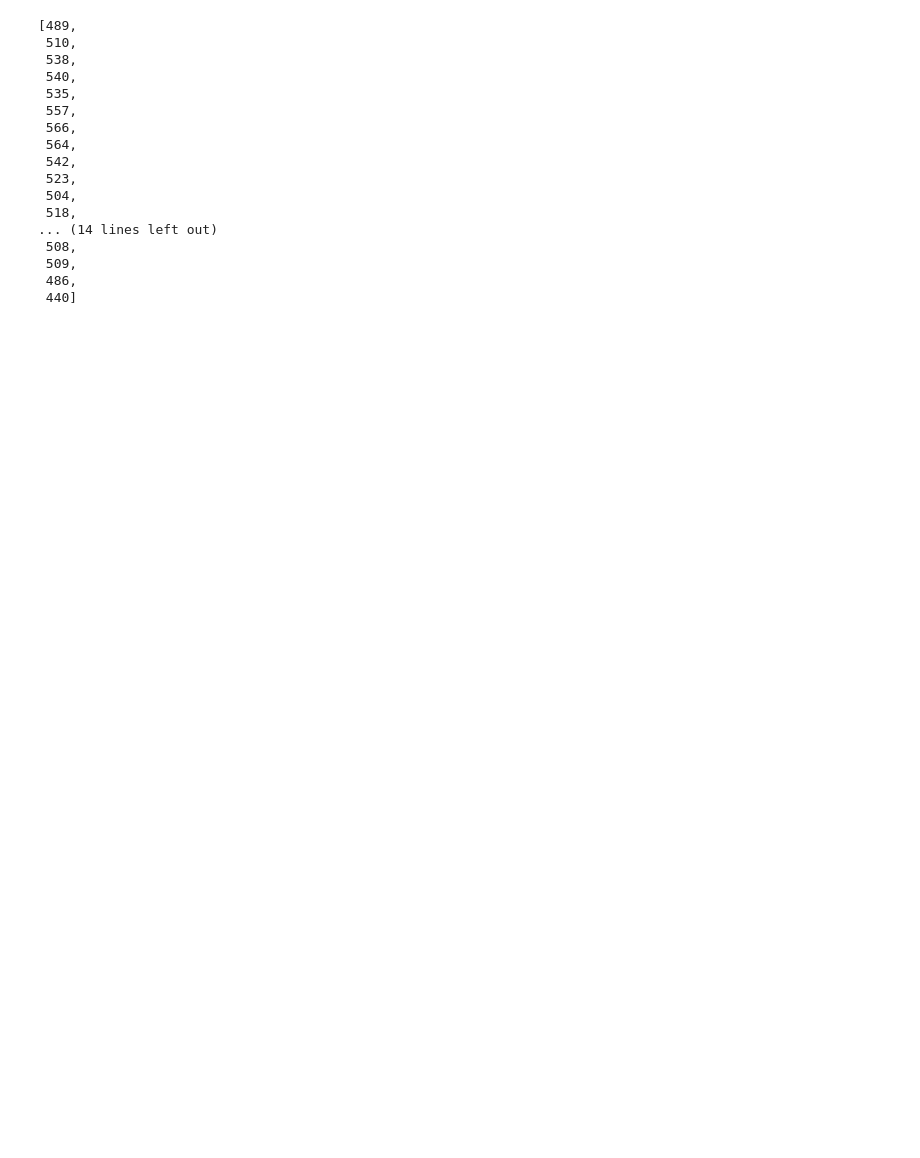
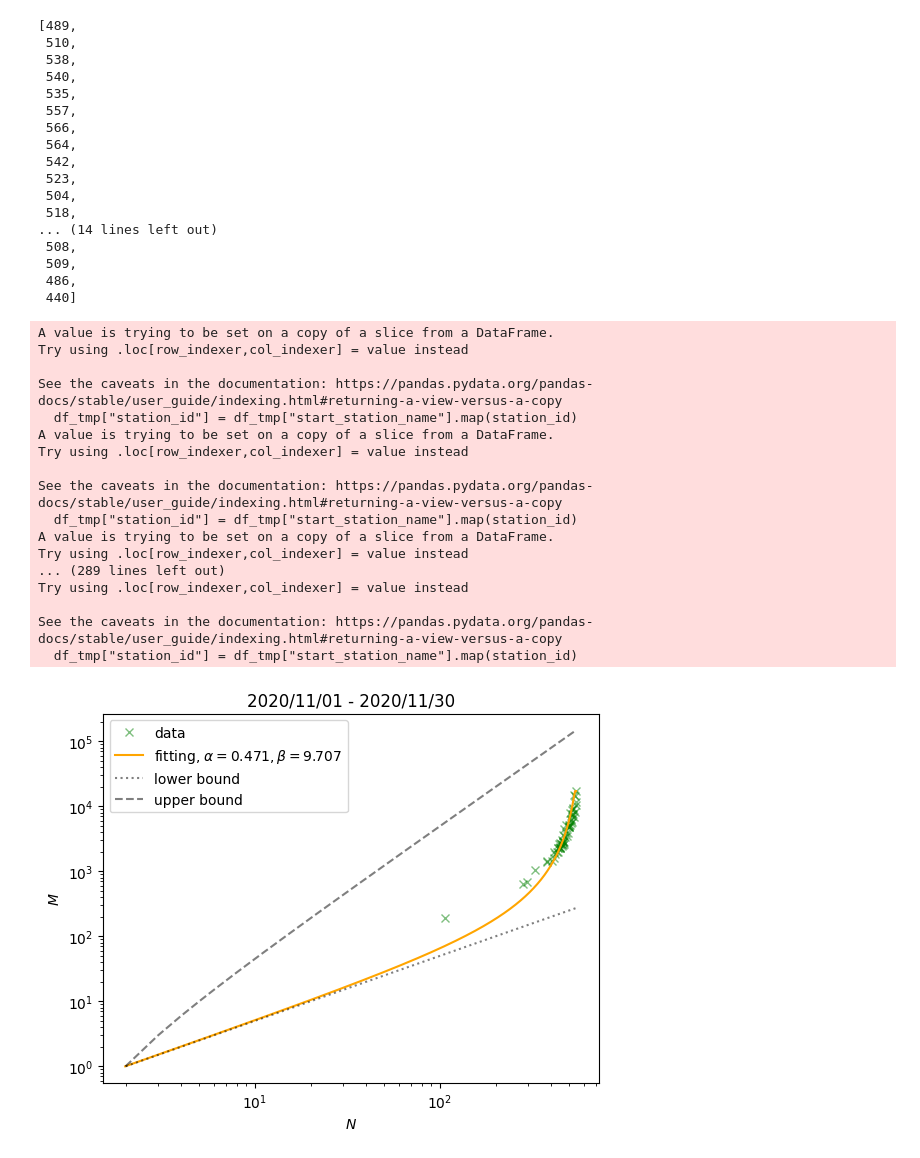
Before and after one commit to yiadka/mobility_scaling, a Jupyter notebook: notebooks/lockdown2.ipynb, the cells around one changed output. Drawn from its saved outputs; the diff is of its cells as text; code cells hidden in the pictures; blank space fills up the shorter version.

```diff
--- a/notebooks/lockdown2.ipynb
+++ b/notebooks/lockdown2.ipynb
@@ -136,3 +170,52 @@ node
  509,
  486,
  440]
+# %%
+node, edge = return_nm(df_lockdown)
+
+plt.Figure(figsize=(14,7))
+
+N = node
+M = edge
+Np = 596 # histrical dataから求めたNp
+
+x = np.arange(2, np.max(N))
+y = np.arange(1, np.max(M))
+
+plt.plot(N, M, "x", c="green", alpha=0.5, label="data")
+
+params, _ = optimize.curve_fit(Model3_fixed, edge, node, p0=[0.6, 1])
+alpha = params[0]
+beta = params[1]
+
+plt.plot(Model3(y), y, "-", c="orange", label=f"fitting, $\\alpha={round(alpha, 3)}, \\beta={round(beta, 3)}$")
+
+plt.plot(x,x/2, label="lower bound", c = "black", alpha= 0.5, ls = ":")
+plt.plot(x,x*(x-1)/2, label="upper bound", c = "black", alpha = 0.5, ls = "--")
+#plt.text(0.05, 0.65, r'$\hat{\kappa}:$ ' + str(round(kappa, 3)), transform=plt.gca().transAxes)
+plt.xscale("log")
+plt.yscale("log")
+plt.title("2020/11/01 - 2020/11/30")
+plt.xlabel(r"$N$")
+plt.ylabel(r"$M$")
+plt.legend()
+plt.show()
+# %% [output]
+A value is trying to be set on a copy of a slice from a DataFrame.
+Try using .loc[row_indexer,col_indexer] = value instead
+
+See the caveats in the documentation: https://pandas.pydata.org/pandas-docs/stable/user_guide/indexing.html#returning-a-view-versus-a-copy
+  df_tmp["station_id"] = df_tmp["start_station_name"].map(station_id)
+A value is trying to be set on a copy of a slice from a DataFrame.
+Try using .loc[row_indexer,col_indexer] = value instead
+
+See the caveats in the documentation: https://pandas.pydata.org/pandas-docs/stable/user_guide/indexing.html#returning-a-view-versus-a-copy
+  df_tmp["station_id"] = df_tmp["start_station_name"].map(station_id)
+A value is trying to be set on a copy of a slice from a DataFrame.
+Try using .loc[row_indexer,col_indexer] = value instead
+... (289 lines left out)
+Try using .loc[row_indexer,col_indexer] = value instead
+
+See the caveats in the documentation: https://pandas.pydata.org/pandas-docs/stable/user_guide/indexing.html#returning-a-view-versus-a-copy
+  df_tmp["station_id"] = df_tmp["start_station_name"].map(station_id)
+[figure, added]
```
Also changed, not shown: parts of 3 cells of this notebook, 2 other files.
